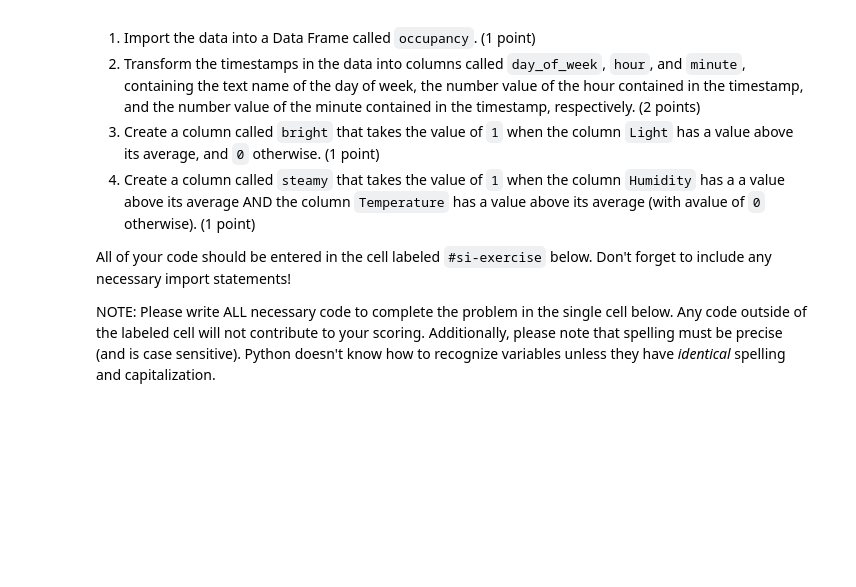
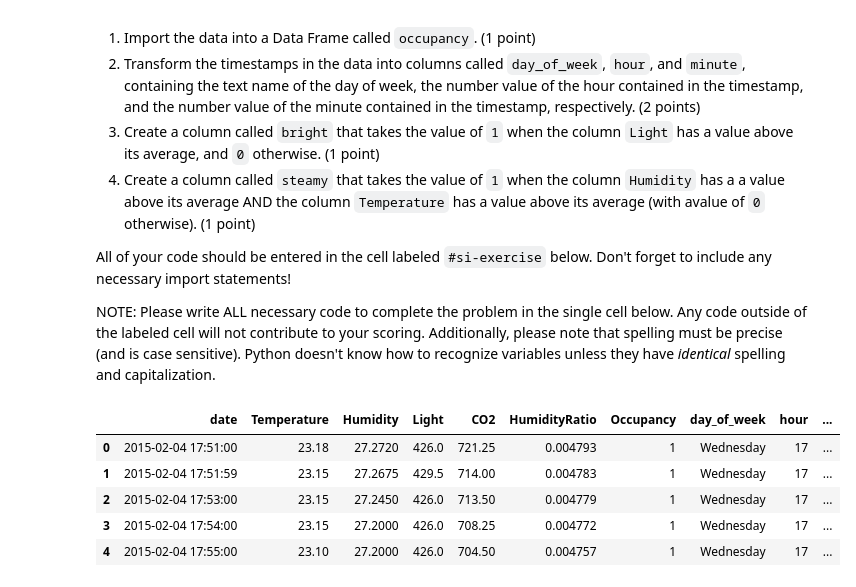
Before and after one commit to Danar-angr1/week-6, a Jupyter notebook: Lesson.ipynb, the cells around one changed output. Saved outputs shown, nothing was run; the diff lists cells and outputs as text; code cells hidden in the pictures; blank space fills up the shorter version.

```diff
--- a/Lesson.ipynb
+++ b/Lesson.ipynb
@@ -4118,11 +4118,25 @@ NOTE: Please write ALL necessary code to complete the problem in the single cell
 # %%
 #si-exercise
 import pandas as pd
 
-data.pd.read_csv("https://raw.githubusercontent.com/dustywhite7/pythonMikkeli/master/exampleData/roomOccupancy.csv")
+occupancy = pd.read_csv("https://raw.githubusercontent.com/dustywhite7/pythonMikkeli/master/exampleData/roomOccupancy.csv")
 
-data['day_of_week'] = pd.to_datetime(data['Timestamp']).dt.day_name()
-data['hour'] = pd.to_datetime(data['Timestamp']).dt.hour
-data['minute'] = pd.to_datetime(data['Timestamp']).dt.minute
-data['bright'] = data['Light'] > data['Light'].mean()
-data['steamy'] = (data['Humidity'] > data['Humidity'].mean()) & (data['Temperature'] > data['Temperature'].mean())
+occupancy['date'] = pd.to_datetime(occupancy['date'])
+
+occupancy['day_of_week'] = occupancy['date'].dt.day_name()
+occupancy['hour'] = occupancy['date'].dt.hour
+occupancy['minute'] = occupancy['date'].dt.minute
+
+occupancy['bright'] = occupancy['Light'].apply(lambda x: 1 if x > occupancy['Light'].mean() else 0)
+occupancy['steamy'] = occupancy.apply(lambda x: 1 if x['Humidity'] > occupancy['Humidity'].mean() and x['Temperature'] > occupancy['Temperature'].mean() else 0, axis=1)
+
+occupancy.to_csv("cleanedData.csv", index=False)
+
+occupancy.head()
+# %% [output]
+|  | date | Temperature | Humidity | Light | CO2 | HumidityRatio | Occupancy | day_of_week | hour | ... |
+| 0 | 2015-02-04 17:51:00 | 23.18 | 27.2720 | 426.0 | 721.25 | 0.004793 | 1 | Wednesday | 17 | ... |
+| 1 | 2015-02-04 17:51:59 | 23.15 | 27.2675 | 429.5 | 714.00 | 0.004783 | 1 | Wednesday | 17 | ... |
+| 2 | 2015-02-04 17:53:00 | 23.15 | 27.2450 | 426.0 | 713.50 | 0.004779 | 1 | Wednesday | 17 | ... |
+| 3 | 2015-02-04 17:54:00 | 23.15 | 27.2000 | 426.0 | 708.25 | 0.004772 | 1 | Wednesday | 17 | ... |
+| 4 | 2015-02-04 17:55:00 | 23.10 | 27.2000 | 426.0 | 704.50 | 0.004757 | 1 | Wednesday | 17 | ... |
```
Also changed, not shown: parts of 2 cells of this notebook.
